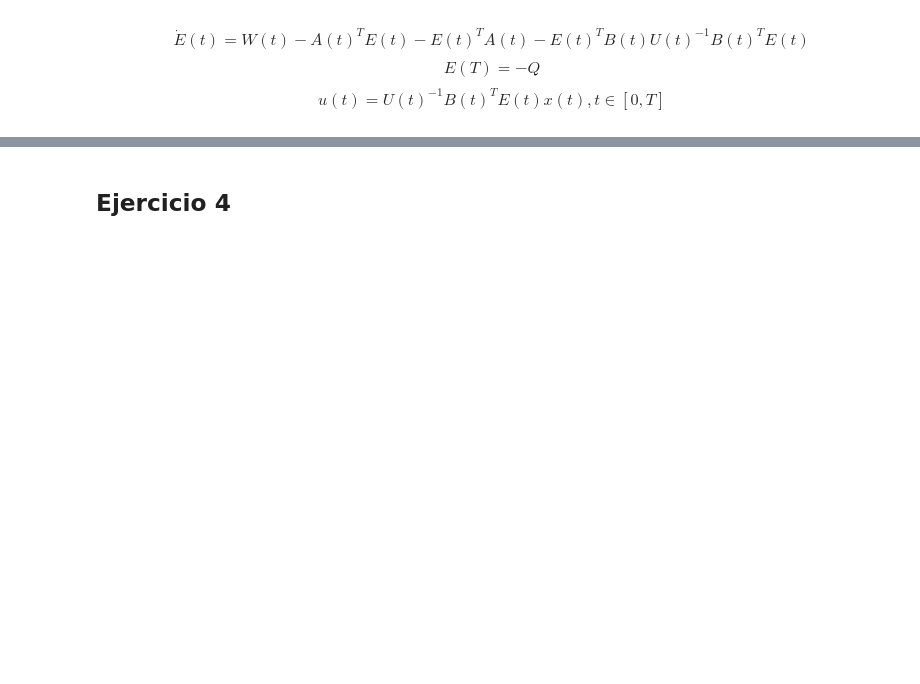
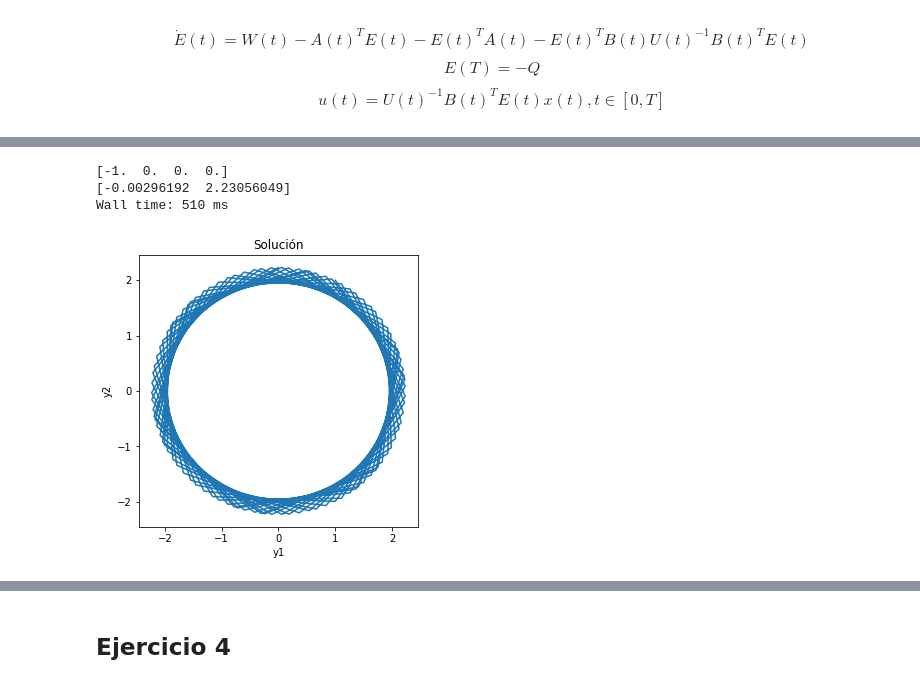
Before and after one commit to furrutiav/MA4703, a Jupyter notebook: lab4/enunciado_lab_4.ipynb, the cells around one changed output, grey strips where cells are left out. Saved outputs shown, nothing was run; the diff lists cells and outputs as text; code cells hidden in the pictures; blank space fills up the shorter version.

```diff
--- a/lab4/enunciado_lab_4.ipynb
+++ b/lab4/enunciado_lab_4.ipynb
@@ -280,2 +267,12 @@ def plot_p3(sol, T):
+# %%
+%%time
+T=100
+sol = solve_ricatti(Y1=1, Y2=2, c=0, T=T)
+plot_p3(sol, T)
+# %% [output]
+[-1.  0.  0.  0.]
+[-0.00296192  2.23056049]
+Wall time: 510 ms
+[figure, added]
 # %%
 %%time
```
Also changed, not shown: parts of 12 cells of this notebook, 2 other files.
